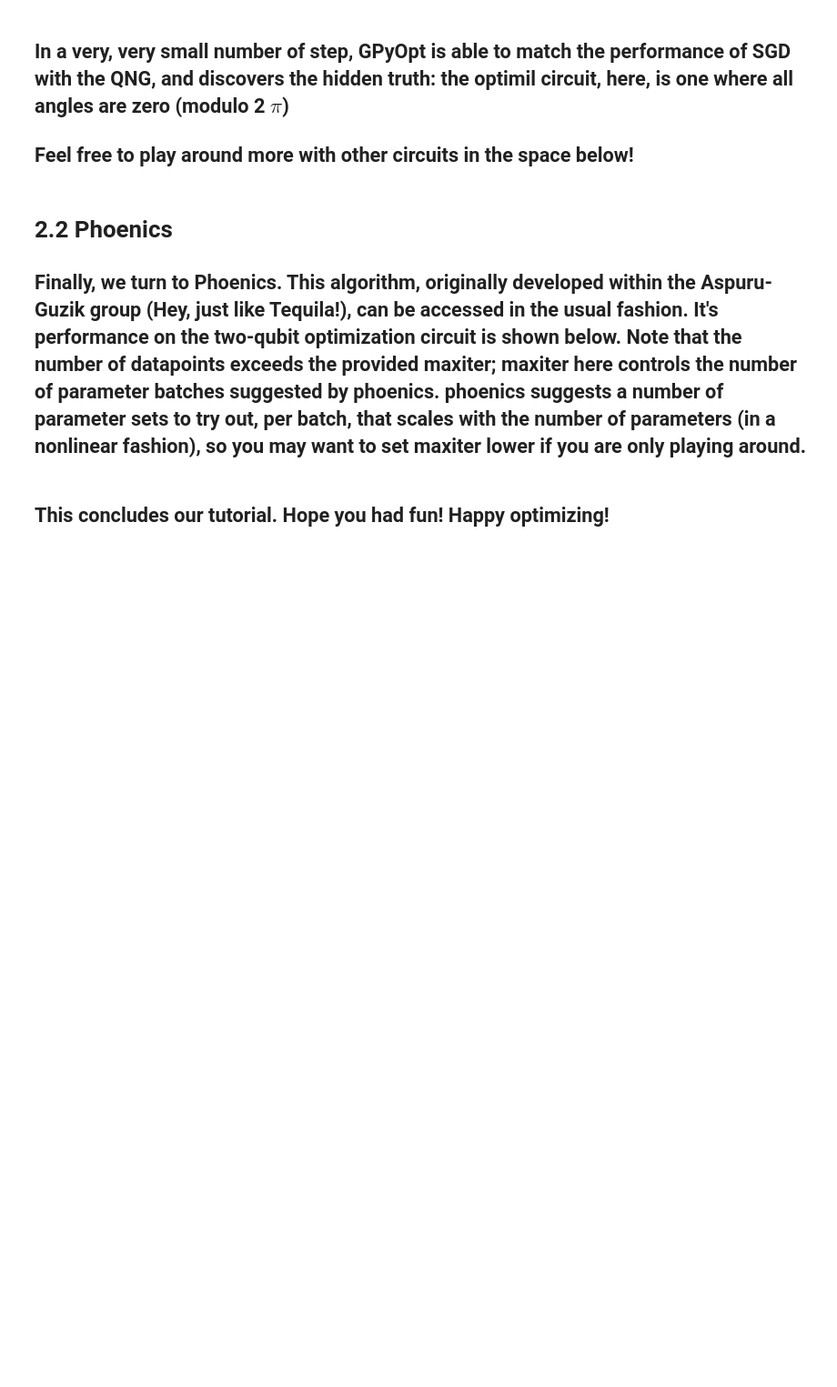
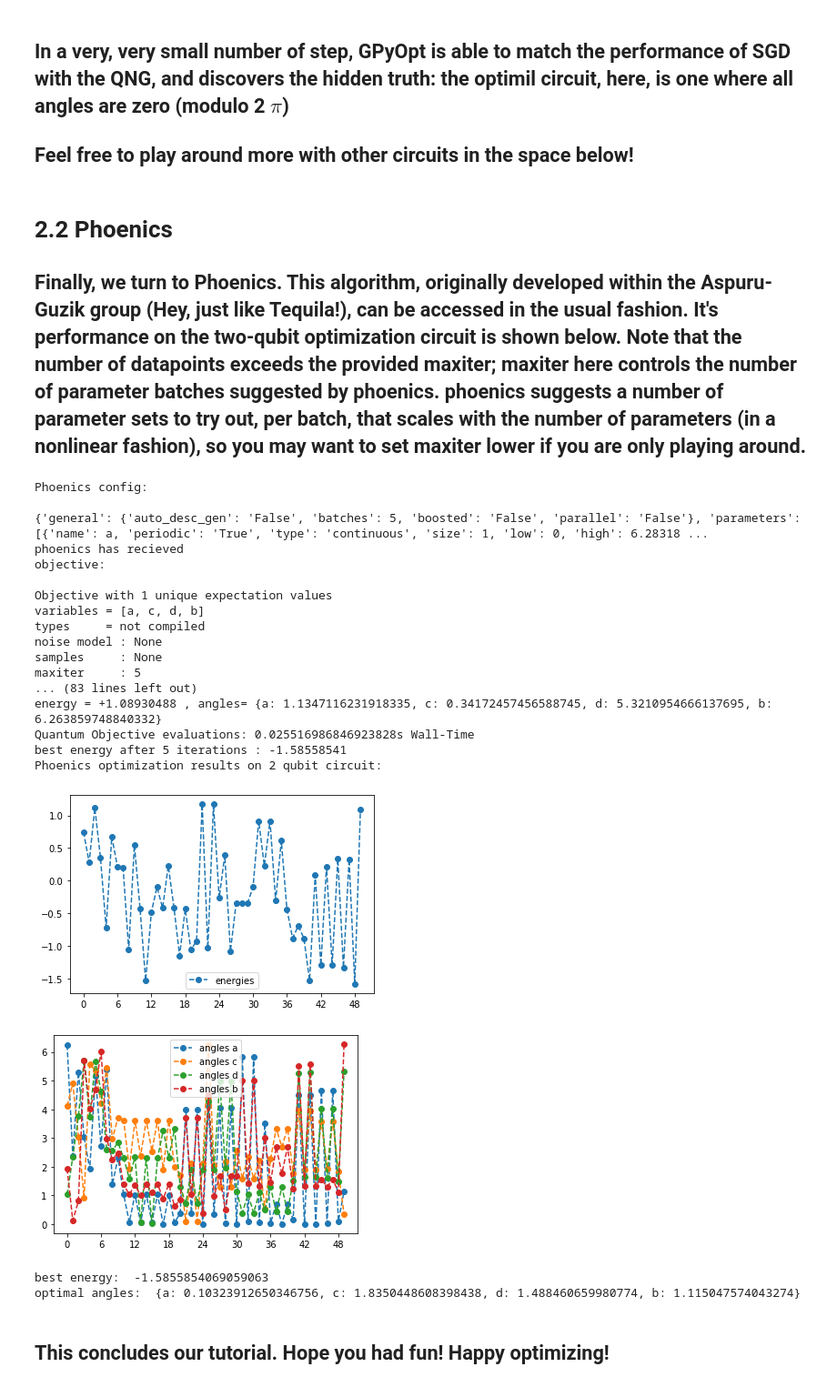
Before and after one commit to tequilahub/tequila, a Jupyter notebook: tutorials/Optimizer_Tutorial.ipynb, the cells around one changed output. Shown at 91% size. Drawn from its saved outputs; the diff is of its cells as text; code cells hidden in the pictures; blank space fills up the shorter version.

```diff
--- a/tutorials/Optimizer_Tutorial.ipynb
+++ b/tutorials/Optimizer_Tutorial.ipynb
@@ -241,33 +380,55 @@ from tequila.optimizers.optimizer_phoenics import minimize as p_min
 
 a = tq.Variable(name="a")*tq.numpy.pi
 b = tq.Variable(name="b")*tq.numpy.pi
 c = tq.Variable(name="c")*tq.numpy.pi
 d = tq.Variable(name='d')*tq.numpy.pi
 
 U = tq.gates.H(target=[0])
 U += tq.gates.H(target=1)
 U += tq.gates.Ry(target=0, angle=a)
 U += tq.gates.Rz(target=1, angle=b)
 U += tq.gates.Z(target=1,control=0)
 U += tq.gates.Rx(target=0, angle=c)
 U += tq.gates.Rx(target=1,angle=d)
 U += tq.gates.Z(target=1,control=0)
 
 H=(tq.paulis.Y(0)+tq.paulis.Qm(0))*tq.paulis.X(1)
 O=tq.ExpectationValue(U=U,H=H)
 
 init={'a':0.25,'b':0.25,'c':0.25,'d':0.25}
 ### geez! even fewer keywords!
 ### to see what you can pass down to phoenics, see the tequila documentation for that module.
 result=p_min(O,
             maxiter=5,
             initial_values=init,
-            silent=True)
+            silent=False)
 
 print('Phoenics optimization results on 2 qubit circuit:')
 result.history.plot('energies')
 result.history.plot('angles')
 print('best energy: ',result.energy)
 print('optimal angles: ',result.angles)
+# %% [output]
+Phoenics config:
+
+{'general': {'auto_desc_gen': 'False', 'batches': 5, 'boosted': 'False', 'parallel': 'False'}, 'parameters': [{'name': a, 'periodic': 'True', 'type': 'continuous', 'size': 1, 'low': 0, 'high': 6.28318 ...
+phoenics has recieved
+objective:
+
+Objective with 1 unique expectation values
+variables = [a, c, d, b]
+types     = not compiled
+noise model : None
+samples     : None
+maxiter     : 5
+... (83 lines left out)
+energy = +1.08930488 , angles= {a: 1.1347116231918335, c: 0.34172457456588745, d: 5.3210954666137695, b: 6.263859748840332}
+Quantum Objective evaluations: 0.025516986846923828s Wall-Time
+best energy after 5 iterations : -1.58558541
+Phoenics optimization results on 2 qubit circuit:
+[figure, added]
+[figure, added]
+best energy:  -1.5855854069059063
+optimal angles:  {a: 0.10323912650346756, c: 1.8350448608398438, d: 1.488460659980774, b: 1.115047574043274}
 # %% [markdown]
 ## This concludes our tutorial. Hope you had fun! Happy optimizing!
```
Also changed, not shown: parts of 11 cells of this notebook, 16 other files.
